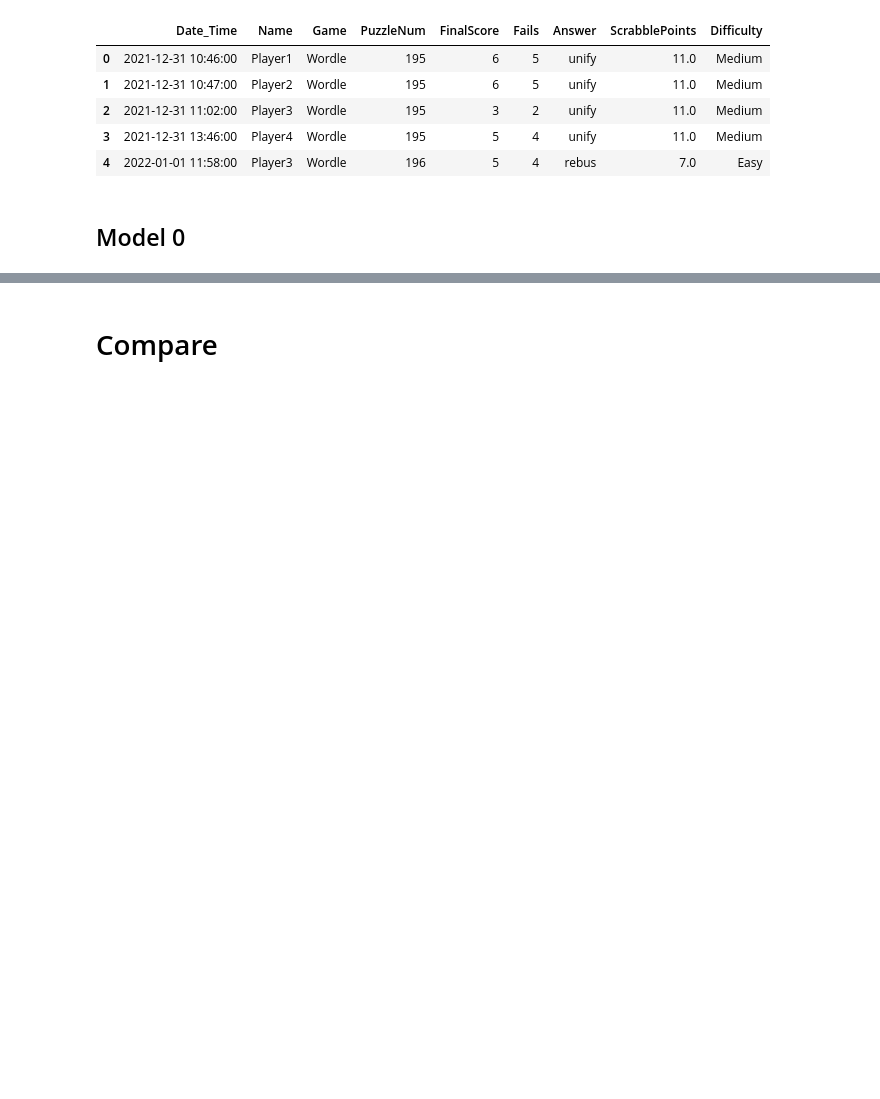
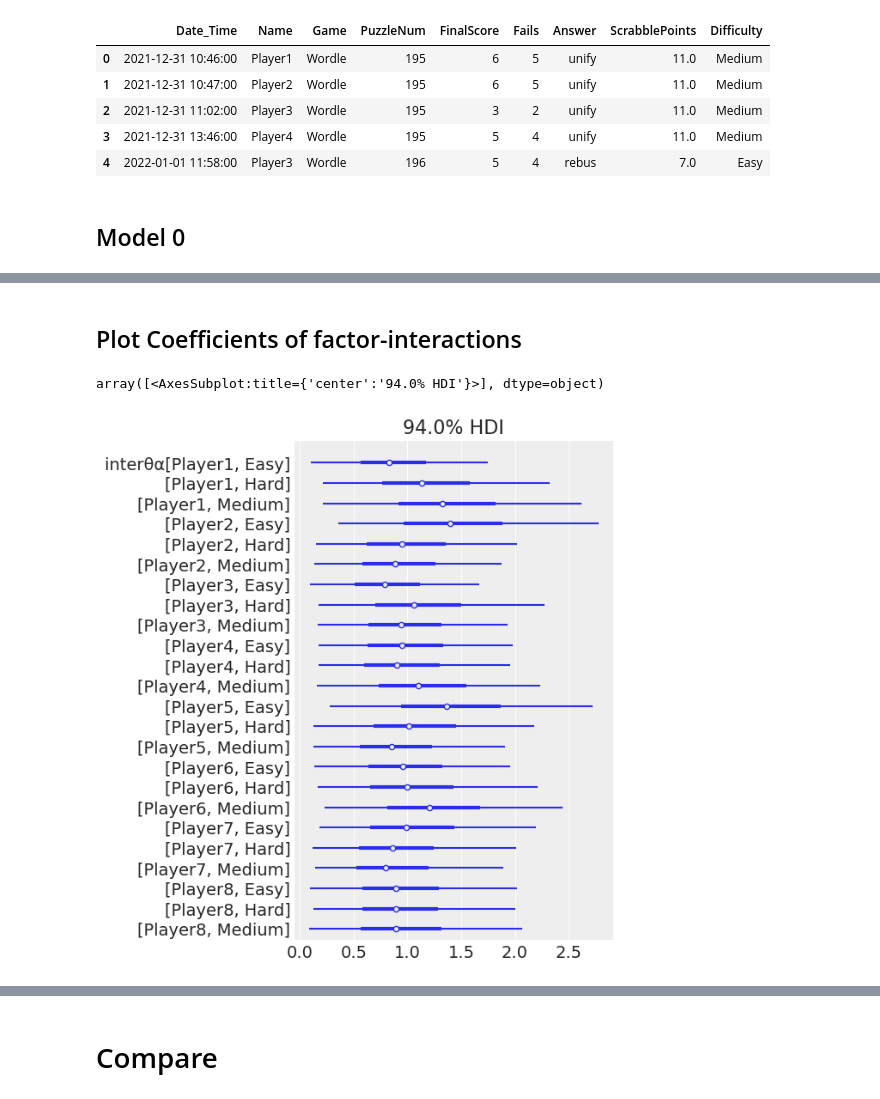
Before and after one commit to DJSherwood/wordle-analysis, a Jupyter notebook: BetterBinomial.ipynb, the cells around one changed output, grey strips where cells are left out. Saved outputs shown, nothing was run; the diff lists cells and outputs as text; code cells hidden in the pictures; blank space fills up the shorter version.

```diff
--- a/BetterBinomial.ipynb
+++ b/BetterBinomial.ipynb
@@ -125,0 +118,7 @@ array([<AxesSubplot:title={'center':'94.0% HDI'}>], dtype=object)
+# %% [markdown]
+## Plot Coefficients of factor-interactions
+# %%
+az.plot_forest(trace0, var_names=['interθα'], combined=True)
+# %% [output]
+array([<AxesSubplot:title={'center':'94.0% HDI'}>], dtype=object)
+[figure, added]
```
Also changed, not shown: parts of 9 cells of this notebook.
